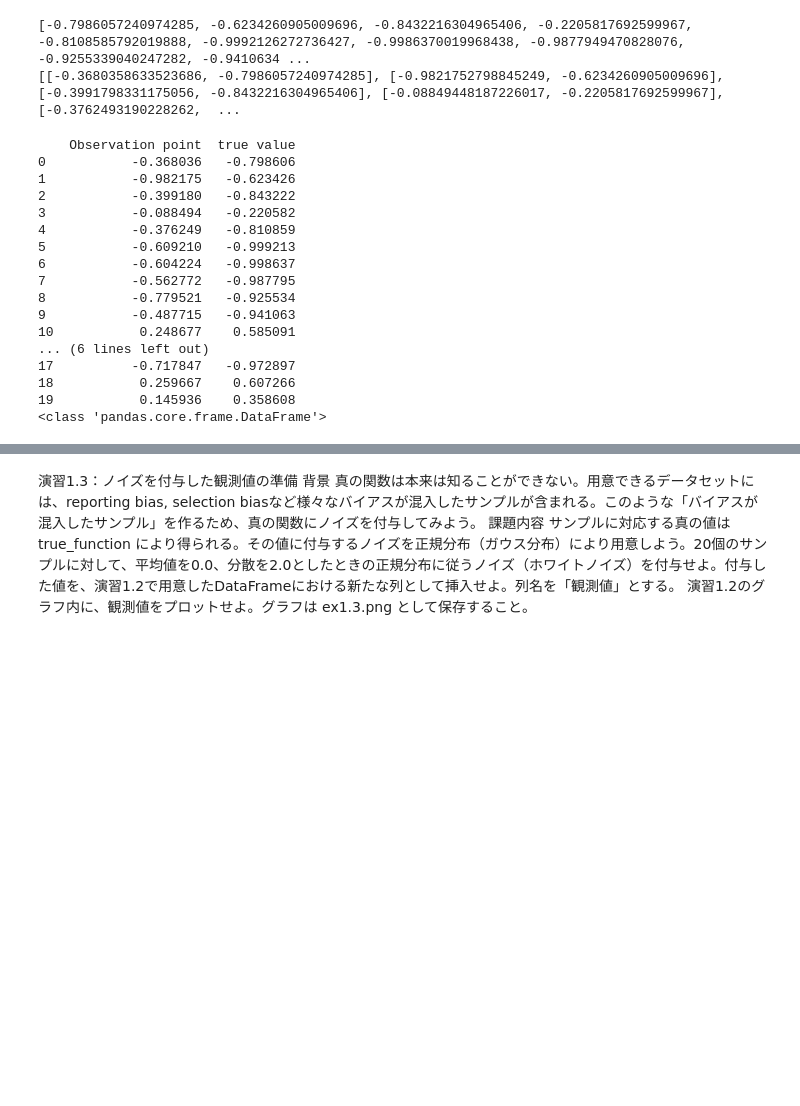
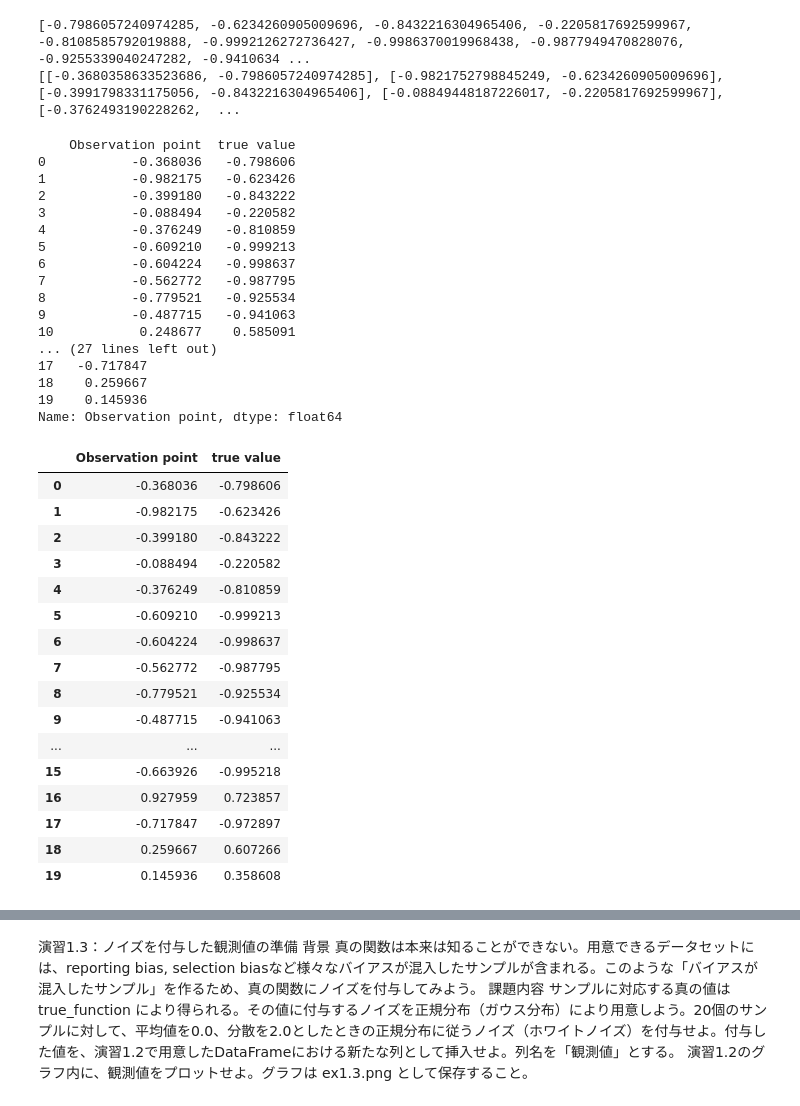
Before and after one commit to Noan0401/Data_mining_exercise, a Jupyter notebook: dataset1.ipynb, the cells around one changed output, grey strips where cells are left out. Drawn from its saved outputs; the diff is of its cells as text; code cells hidden in the pictures; blank space fills up the shorter version.

```diff
--- a/ex_1.ipynb
+++ b/dataset1.ipynb
@@ -60,6 +75,9 @@ df = pd.DataFrame(df_array, columns= ["Observation point", "true value"])
 
 print(df)
 print(type(df))
+
+test_x = df["Observation point"]
+print(test_x)
 # %% [output]
     Observation point  true value
 0           -0.368036   -0.798606
@@ -73,11 +91,37 @@ print(type(df))
 8           -0.779521   -0.925534
 9           -0.487715   -0.941063
 10           0.248677    0.585091
-... (6 lines left out)
-17          -0.717847   -0.972897
-18           0.259667    0.607266
-19           0.145936    0.358608
-<class 'pandas.core.frame.DataFrame'>
+... (27 lines left out)
+17   -0.717847
+18    0.259667
+19    0.145936
+Name: Observation point, dtype: float64
+# %%
+
+def Make_DataFrame(array):
+    df = pd.DataFrame(df_array, columns= ["Observation point", "true value"])
+    return df
+
+df_test = Make_DataFrame(Make_rendum_Observation_point())
+df_test
+# %% [output]
+|  | Observation point | true value |
+| 0 | -0.368036 | -0.798606 |
+| 1 | -0.982175 | -0.623426 |
+| 2 | -0.399180 | -0.843222 |
+| 3 | -0.088494 | -0.220582 |
+| 4 | -0.376249 | -0.810859 |
+| 5 | -0.609210 | -0.999213 |
+| 6 | -0.604224 | -0.998637 |
+| 7 | -0.562772 | -0.987795 |
+| 8 | -0.779521 | -0.925534 |
+| 9 | -0.487715 | -0.941063 |
+| ... | ... | ... |
+| 15 | -0.663926 | -0.995218 |
+| 16 | 0.927959 | 0.723857 |
+| 17 | -0.717847 | -0.972897 |
+| 18 | 0.259667 | 0.607266 |
+| 19 | 0.145936 | 0.358608 |
 # %%
 X = random_array
 Y = true_value
```
Also changed, not shown: parts of 9 cells of this notebook, 1 other file.
